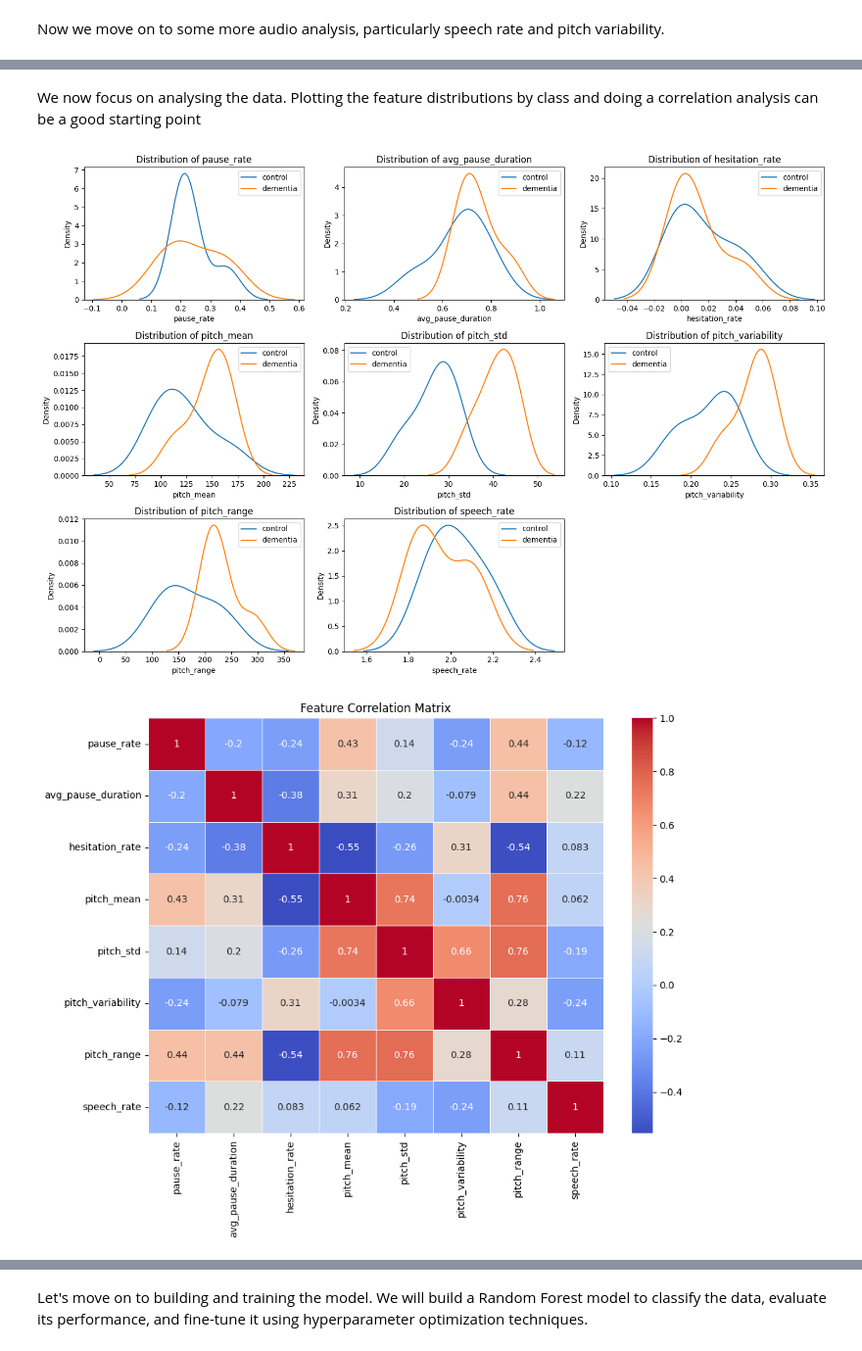
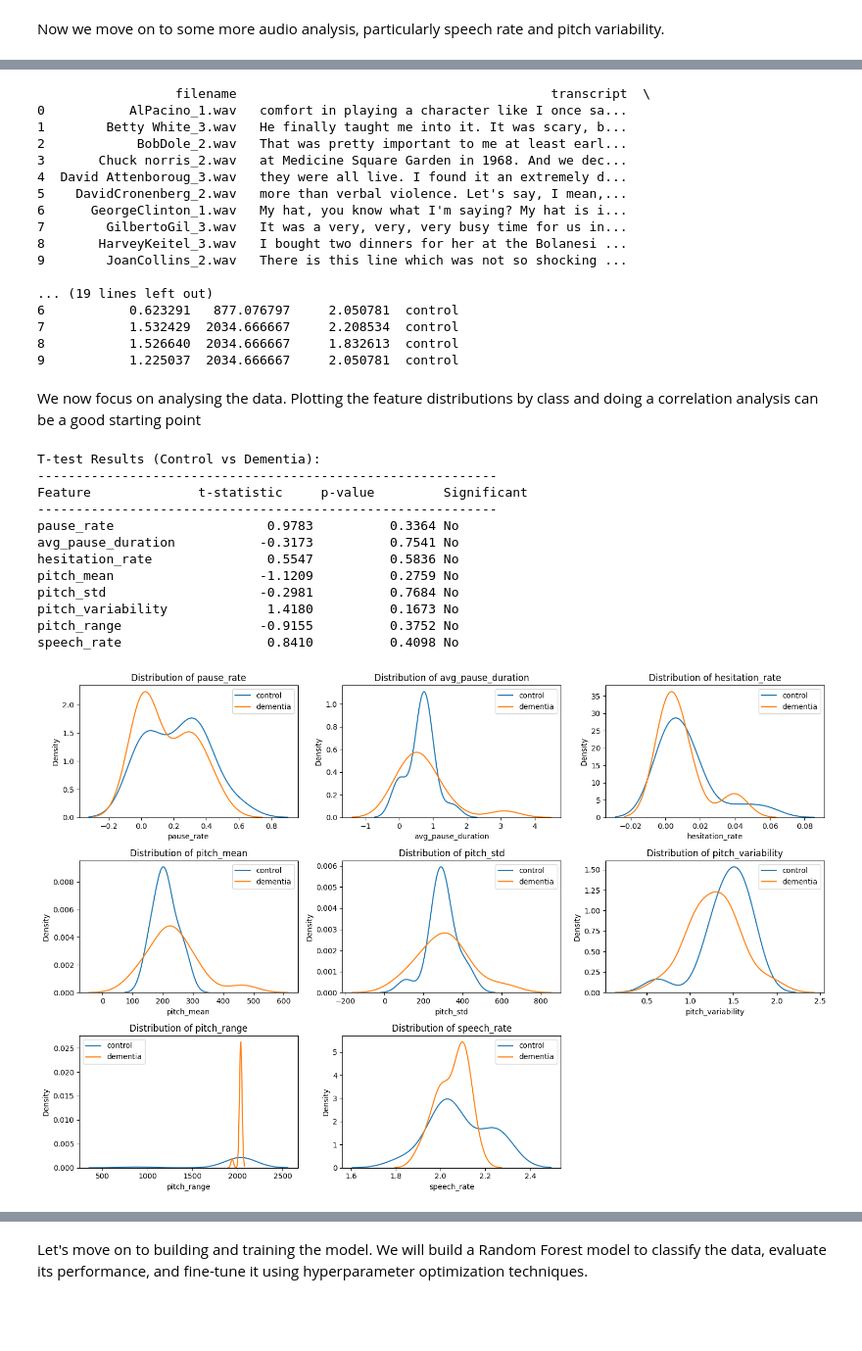
Before and after one commit to rishig10/Voice-Based-Pattern-Detection, a Jupyter notebook: notebook.ipynb, the cells around one changed output, grey strips where cells are left out. Shown at 98% size. Cells and saved outputs as stored; diff of their text form; code cells hidden in the pictures; blank space fills up the shorter version.

```diff
--- a/notebook.ipynb
+++ b/notebook.ipynb
@@ -145,7 +119,7 @@ def analyze_pauses(audio_file, min_silence_len=400, silence_threshold=-45):
 
 # Analyze all audio files and create a list of results
 pause_analysis_results = []
-for root, _, files in os.walk("audio_data"):
+for root, _, files in os.walk(AUDIO_FOLDER):
     for file in files:
         if file.lower().endswith(('.wav', '.mp3', '.flac', '.ogg')):
             full_path = os.path.join(root, file)
@@ -154,5 +128,3 @@ for root, _, files in os.walk("audio_data"):
 # Create dataframe and merge with exsisting dataframe
 pause_analysis_df = pd.DataFrame(pause_analysis_results)
 merged_df = pd.merge(transcription_df, pause_analysis_df, on='filename', how='left')
-
-merged_df.head(10)
@@ -235,8 +209,8 @@ def analyze_speech_acoustics(audio_file, sr=None):
     y, sr = librosa.load(audio_file, sr=sr)
 
     # Extract pitch (F0) using librosa
-    f0, voiced_flag, voiced_probs = librosa.pyin(y, fmin=librosa.note_to_hz('C2'),
-                                               fmax=librosa.note_to_hz('C7'), sr=sr)
+    f0 = librosa.yin(y, fmin=librosa.note_to_hz('C2'), fmax=librosa.note_to_hz('C7'), sr=sr)
+
 
     # Remove NaN values from pitch
     f0_cleaned = f0[~np.isnan(f0)]
@@ -275,7 +249,7 @@ def analyze_audio_folder(folder_path):
     # Analyze all audio files and create a list of results
     results = []
     for full_path, filename, subfolder in audio_files:
-        print(f"Analyzing acoustics: {filename} from {subfolder}")
+        # print(f"Analyzing acoustics: {filename} from {subfolder}")
 
         try:
             # Analyze speech acoustics
@@ -310,4 +284,3 @@ acoustics_df = analyze_audio_folder(AUDIO_FOLDER)
 
 # Merge with existing dataframe
 merged3_df = pd.merge(merged2_df, acoustics_df, on=['filename', 'output'], how='left')
-merged3_df.head(10)
@@ -375,40 +320,74 @@ print(merged3_df.head(10))
+# %%
+print(merged3_df.head(10))
+# %% [output]
+                  filename                                         transcript  \
+0           AlPacino_1.wav   comfort in playing a character like I once sa...
+1        Betty White_3.wav   He finally taught me into it. It was scary, b...
+2            BobDole_2.wav   That was pretty important to me at least earl...
+3       Chuck norris_2.wav   at Medicine Square Garden in 1968. And we dec...
+4  David Attenboroug_3.wav   they were all live. I found it an extremely d...
+5    DavidCronenberg_2.wav   more than verbal violence. Let's say, I mean,...
+6      GeorgeClinton_1.wav   My hat, you know what I'm saying? My hat is i...
+7        GilbertoGil_3.wav   It was a very, very, very busy time for us in...
+8       HarveyKeitel_3.wav   I bought two dinners for her at the Bolanesi ...
+9        JoanCollins_2.wav   There is this line which was not so shocking ...
+
+... (19 lines left out)
+6           0.623291   877.076797     2.050781  control
+7           1.532429  2034.666667     2.208534  control
+8           1.526640  2034.666667     1.832613  control
+9           1.225037  2034.666667     2.050781  control
 # %% [markdown]
 We now focus on analysing the data. Plotting the feature distributions by class and doing a correlation analysis can be a good starting point
 # %%
 import seaborn as sns
-from sklearn.model_selection import train_test_split, cross_val_score, GridSearchCV
-from sklearn.preprocessing import StandardScaler
-from sklearn.ensemble import RandomForestClassifier
-from sklearn.metrics import classification_report, confusion_matrix
+from scipy import stats
 
 # Load the data
-data = merged3_df
+data = merged3_df.copy()
 
 # Create feature matrix X and target vector y
 X = data[['pause_rate', 'avg_pause_duration', 'hesitation_rate',
           'pitch_mean', 'pitch_std', 'pitch_variability',
           'pitch_range', 'speech_rate']]
 y = data['output']
-
 
 # Plot feature distributions by class
 plt.figure(figsize=(15, 10))
 for i, feature in enumerate(X.columns):
     plt.subplot(3, 3, i+1)
     for target_class in y.unique():
         sns.kdeplot(X[feature][y == target_class], label=target_class)
     plt.title(f'Distribution of {feature}')
     plt.legend()
 plt.tight_layout()
-plt.savefig('feature_distributions.png')
 
-# Feature correlation analysis
-plt.figure(figsize=(10, 8))
-correlation_matrix = X.corr()
-sns.heatmap(correlation_matrix, annot=True, cmap='coolwarm', linewidths=0.5)
-plt.title('Feature Correlation Matrix')
-plt.tight_layout()
-plt.savefig('correlation_matrix.png')
+# Run t-tests between control and dementia groups for each feature
+print("\nT-test Results (Control vs Dementia):")
+print("-" * 60)
+print(f"{'Feature':<20} {'t-statistic':<15} {'p-value':<15} {'Significant':<10}")
+print("-" * 60)
+
+for feature in X.columns:
+    control_data = X[feature][y == 'control']
+    dementia_data = X[feature][y == 'dementia']
+
+    t_stat, p_val = stats.ttest_ind(control_data, dementia_data, equal_var=False)
+    significant = "Yes" if p_val < 0.05 else "No"
+
+    # Print results
+    print(f"{feature:<20} {t_stat:15.4f} {p_val:15.4f} {significant:<10}")
 # %% [output]
+T-test Results (Control vs Dementia):
+------------------------------------------------------------
+Feature              t-statistic     p-value         Significant
+------------------------------------------------------------
+pause_rate                    0.9783          0.3364 No
+avg_pause_duration           -0.3173          0.7541 No
+hesitation_rate               0.5547          0.5836 No
+pitch_mean                   -1.1209          0.2759 No
+pitch_std                    -0.2981          0.7684 No
+pitch_variability             1.4180          0.1673 No
+pitch_range                  -0.9155          0.3752 No
+speech_rate                   0.8410          0.4098 No
-[figure, old version]
+[figure, new version]
-[figure, removed]
```
Also changed, not shown: parts of 23 cells of this notebook.
